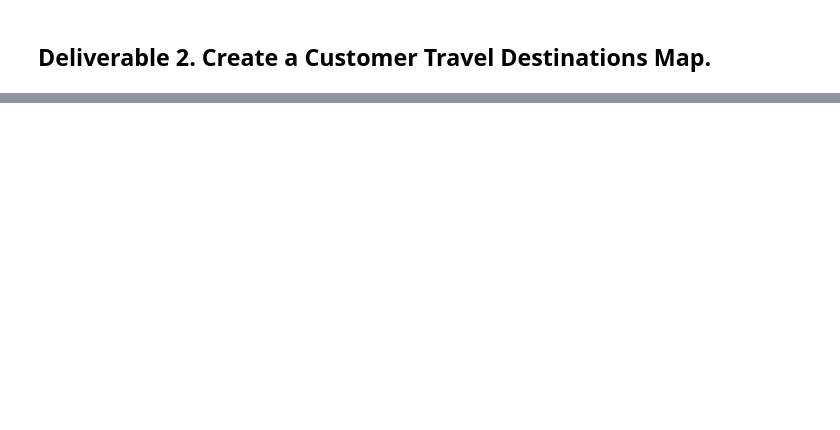
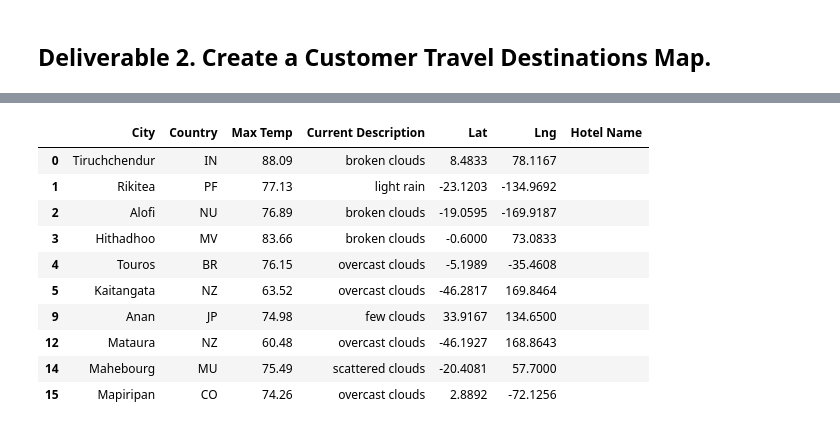
Before and after one commit to Olibabba/Week6_Jupyter_HW, a Jupyter notebook: Vacation_search/Vacation_Search.ipynb, the cells around one changed output, grey strips where cells are left out. Saved outputs shown, nothing was run; the diff lists cells and outputs as text; code cells hidden in the pictures; blank space fills up the shorter version.

Commit message:
created vacation serch csv with hotel in city

```diff
--- a/Vacation_search/Vacation_Search.ipynb
+++ b/Vacation_search/Vacation_Search.ipynb
@@ -30,4 +72,6 @@ first_draft_cities.info()
 # %%
 # 4b. Drop any empty rows and create a new DataFrame that doesn’t have empty rows.
-ideal_cities = first_draft_cities.dropna()
+# ideal_cities = first_draft_cities.dropna()
 ideal_cities.info()
+
+# No null rows. Drop nullot needed.
@@ -41,3 +117,22 @@ hotel_df.head(10)
+# %%
+# 5a. Create DataFrame called hotel_df to store hotel names along with city, country, max temp, and coordinates.
+hotel_df2 = ideal_cities[["City", "Country", "Max Temp", "Current Description", "Lat", "Lng"]].copy()
+
+# 5b. Create a new column "Hotel Name"
+hotel_df2["Hotel Name"] = ""
+hotel_df2.head(10)
+# %% [output]
+|  | City | Country | Max Temp | Current Description | Lat | Lng | Hotel Name |
+| 0 | Tiruchchendur | IN | 88.09 | broken clouds | 8.4833 | 78.1167 |  |
+| 1 | Rikitea | PF | 77.13 | light rain | -23.1203 | -134.9692 |  |
+| 2 | Alofi | NU | 76.89 | broken clouds | -19.0595 | -169.9187 |  |
+| 3 | Hithadhoo | MV | 83.66 | broken clouds | -0.6000 | 73.0833 |  |
+| 4 | Touros | BR | 76.15 | overcast clouds | -5.1989 | -35.4608 |  |
+| 5 | Kaitangata | NZ | 63.52 | overcast clouds | -46.2817 | 169.8464 |  |
+| 9 | Anan | JP | 74.98 | few clouds | 33.9167 | 134.6500 |  |
+| 12 | Mataura | NZ | 60.48 | overcast clouds | -46.1927 | 168.8643 |  |
+| 14 | Mahebourg | MU | 75.49 | scattered clouds | -20.4081 | 57.7000 |  |
+| 15 | Mapiripan | CO | 74.26 | overcast clouds | 2.8892 | -72.1256 |  |
 # %%
 # 6a. Set parameters to search for hotels with 5000 meters.
 params = {
```
Also changed, not shown: parts of 15 cells of this notebook, 2 other files.
